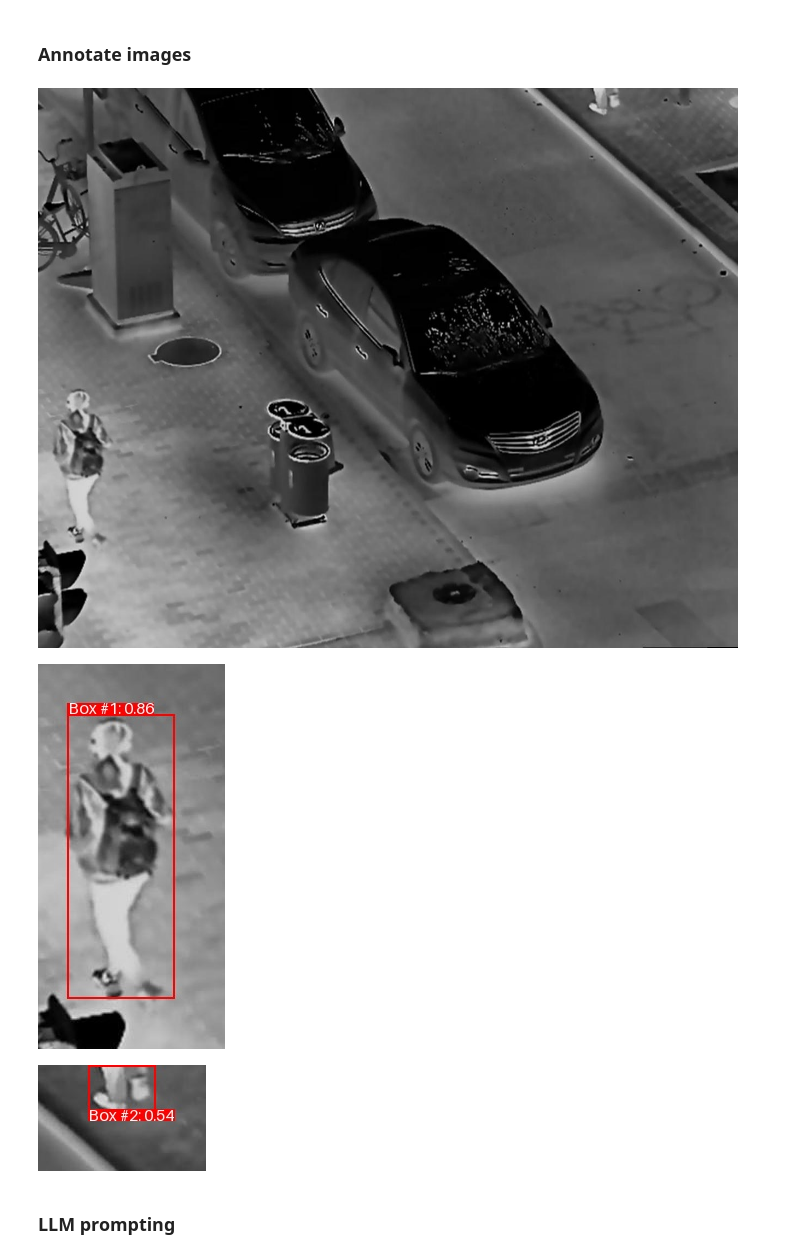
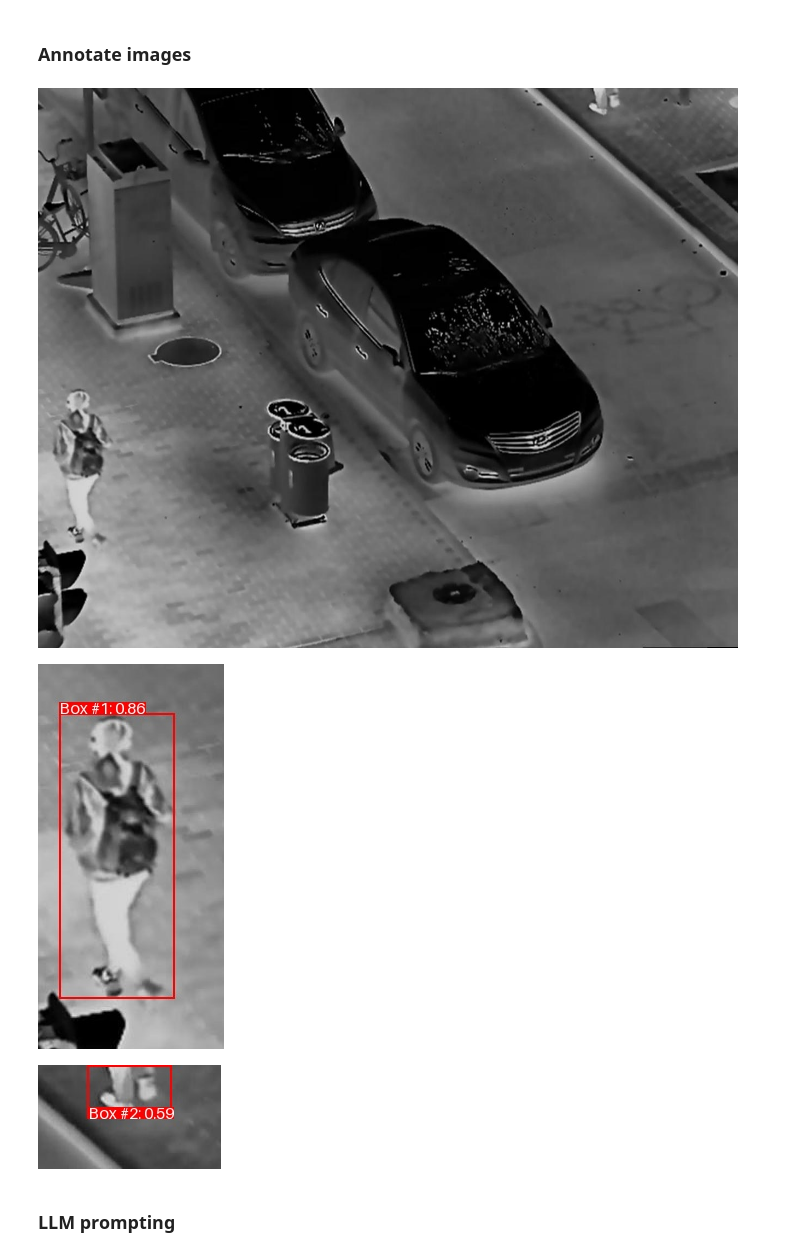
Before and after one commit to shinishiho/tw_project, a Jupyter notebook: main.ipynb, the cells around one changed output. Cells and saved outputs as stored; diff of their text form; code cells hidden in the pictures.

```diff
--- a/main.ipynb
+++ b/main.ipynb
@@ -250 +249,15 @@ Speed: 0.3ms preprocess, 1.3ms inference, 0.0ms loss, 0.1ms postprocess per imag
 Results saved to /home/w/tw_project/runs/detect/llvip_val_results
+# %%
+"""Run inference"""
+
+from ultralytics import YOLO
+
+model = YOLO("runs/detect/llvip_yolo26n/weights/best.pt")
+results = model(
+    source="datasets/LLVIP/images/test",
+    batch=128,
+    imgsz=640,
+    iou=0.5,
+    device="cuda:0",
+    end2end=False,
+)
@@ -251,16 +318,27 @@ Results saved to /home/w/tw_project/runs/detect/llvip_val_results
 # %% [markdown]
 ## Stage 2: LLM
 # %%
-"""Filter boxes by confidence threshold. ALWAYS RUN"""
+"""Load predictions, filter boxes by confidence threshold. ALWAYS RUN"""
 
+import json
 import globox as gx
+from pathlib import Path
 
 
 CONFIDENCE_THRESHOLD = 0.281 # Best F1 score
+IMG_SRC_DIR          = Path("datasets/LLVIP/images/test").resolve()
+RESULTS_JSON_PATH    = Path("llvip_predictions.json").resolve()
+# RESULTS_JSON_PATH    = Path("runs/detect/llvip_val_results/predictions.json").resolve()
 
-preds = gx.AnnotationSet.from_yolo_v7(
-    folder="runs/detect/llvip_val_results/labels",
-    image_folder="datasets/LLVIP/images/test",
+with open(RESULTS_JSON_PATH) as f:
+    preds = json.load(f)
+
+id_to_imageid = {p["image_id"]: p["file_name"] for p in preds}
+
+preds = gx.AnnotationSet.from_coco_results(
+    file_path=RESULTS_JSON_PATH,
+    id_to_label={1: "person"},
+    id_to_imageid=id_to_imageid
 )
 
 for annotation in preds:
@@ -316,39 +394,39 @@ def annotate_image(annotation: gx.Annotation, img_path: Path):
         if box.ymin - font.size < 0:
             text_position = (box.xmin, box.ymax - font.size)
         else:
             text_position = (box.xmin, box.ymin - font.size)
         text_box = img_draw.textbbox(text_position, line, font=font)
         img_draw.rectangle(text_box, fill="red")
         img_draw.text(text_position, line, fill="white", font=font)
 
         # Crop with padding
         x1 = max(0, box.xmin - CROP_PADDING)
         y1 = max(0, box.ymin - CROP_PADDING)
         x2 = min(img.width, box.xmax + CROP_PADDING)
         y2 = min(img.height, box.ymax + CROP_PADDING)
 
         cropped = img.crop((x1, y1, x2, y2))
         cropped.save(img_out_dir / f"{i}.jpg", quality=95)
 
 # Test
 annotation = preds.get("230381.jpg")
 if annotation and annotation.boxes:
     img_path = IMG_SRC_DIR / annotation.image_id
     annotate_image(annotation, img_path)
 
     img_out_dir = IMG_OUT_DIR / img_path.stem
     for img_file in sorted(img_out_dir.glob("*.jpg")):
         display(Image.open(img_file))
 
 # Process all
-# for annotation in preds:
-#     if annotation.boxes:
-#         img_path = IMG_SRC_DIR / annotation.image_id
-#         annotate_image(annotation, img_path)
+for annotation in preds:
+    if annotation.boxes:
+        img_path = IMG_SRC_DIR / annotation.image_id
+        annotate_image(annotation, img_path)
 # %% [output]
 [figure]
-[figure, old version]
+[figure, new version]
-[figure, old version]
+[figure, new version]
 # %% [markdown]
 ### LLM prompting
 # %% [markdown]
```
Also changed, not shown: parts of 10 cells of this notebook, 6 other files.
